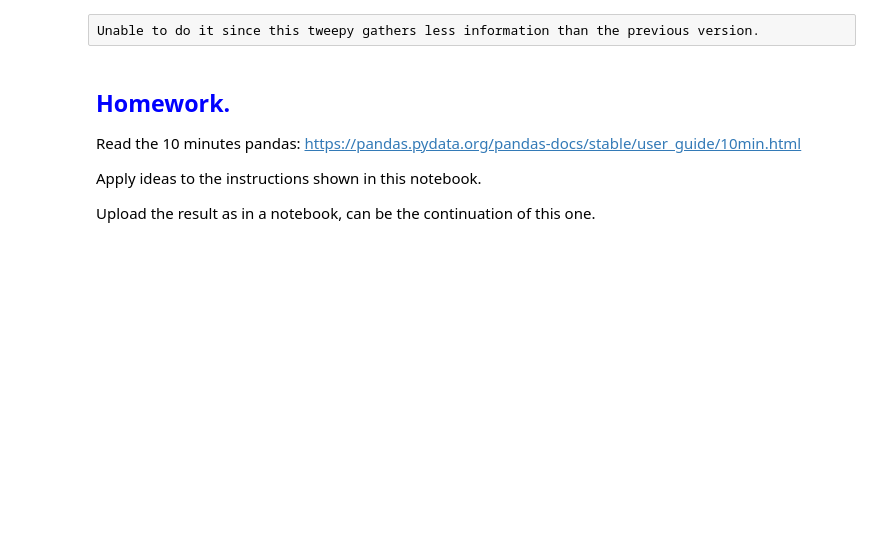
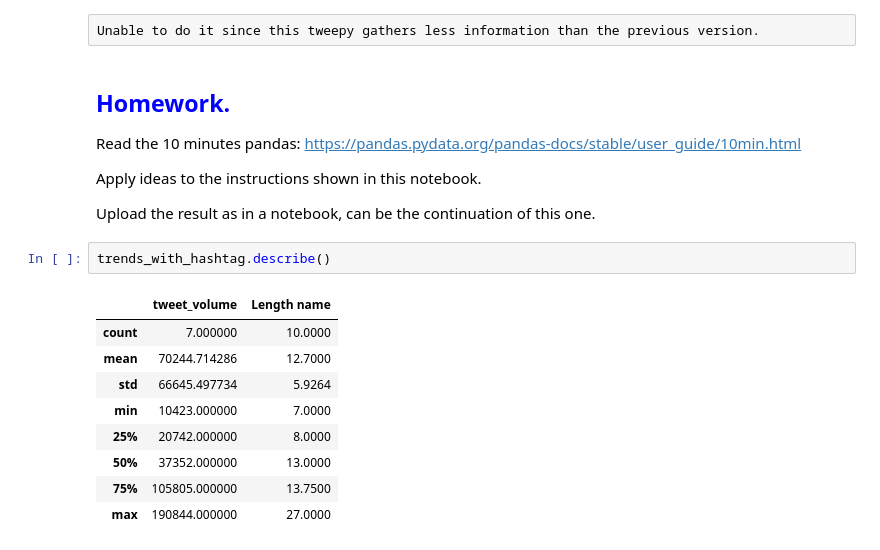
Before and after one commit to w0lf1sh/SNET, a Jupyter notebook: First Practice.ipynb, the cells around one changed output. Drawn from its saved outputs; the diff is of its cells as text; blank space fills up the shorter version.

```diff
--- a/First Practice.ipynb
+++ b/First Practice.ipynb
@@ -390,3 +390,15 @@ Read the 10 minutes pandas:  https://pandas.pydata.org/pandas-docs/stable/user_g
 Apply ideas to the instructions shown in this notebook.
 
 Upload  the result as in a notebook, can be the continuation of this one.
+# %%
+trends_with_hashtag.describe()
+# %% [output]
+|  | tweet_volume | Length name |
+| count | 7.000000 | 10.0000 |
+| mean | 70244.714286 | 12.7000 |
+| std | 66645.497734 | 5.9264 |
+| min | 10423.000000 | 7.0000 |
+| 25% | 20742.000000 | 8.0000 |
+| 50% | 37352.000000 | 13.0000 |
+| 75% | 105805.000000 | 13.7500 |
+| max | 190844.000000 | 27.0000 |
```
Also changed, not shown: parts of 24 cells of this notebook, 5 other files.
